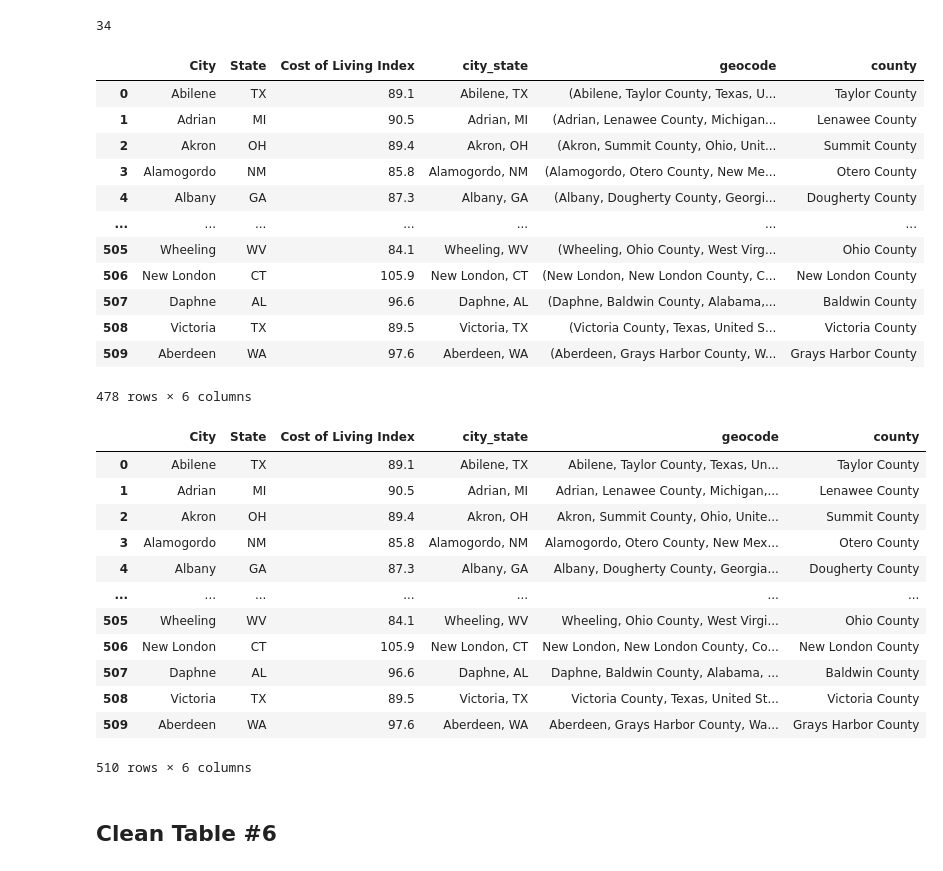
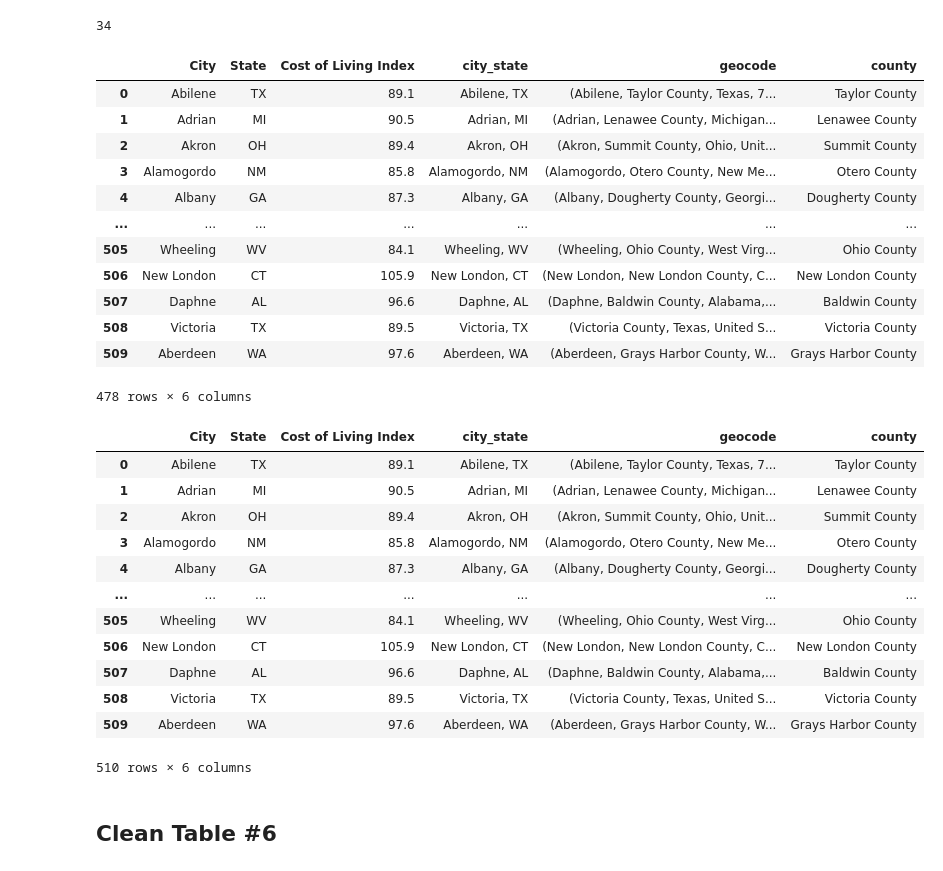
Before and after one commit to tyler-le/Natural-Disaster-Analysis, a Jupyter notebook: DataCheckpointGroup013-Wi22.ipynb, the cells around one changed output. Cells and saved outputs as stored; diff of their text form; code cells hidden in the pictures.

```diff
--- a/DataCheckpointGroup013-Wi22.ipynb
+++ b/DataCheckpointGroup013-Wi22.ipynb
@@ -341,6 +353,9 @@ geocode = RateLimiter(geolocator.geocode, min_delay_seconds=1)
 tqdm.pandas()
 
 # convert city_state column to geocode
-df['geocode'] = df['city_state'].progress_apply(geocode)
+try:
+    df['geocode'] = df['city_state'].progress_apply(geocode)
+except:
+    pass
 # %% [output]
 Traceback (most recent call last):
@@ -373,7 +388,7 @@ df.isna().sum().sum()
 df.dropna(how='any')
 # %% [output]
 |  | City | State | Cost of Living Index | city_state | geocode | county |
-| 0 | Abilene | TX | 89.1 | Abilene, TX | (Abilene, Taylor County, Texas, U... | Taylor County |
+| 0 | Abilene | TX | 89.1 | Abilene, TX | (Abilene, Taylor County, Texas, 7... | Taylor County |
 | 1 | Adrian | MI | 90.5 | Adrian, MI | (Adrian, Lenawee County, Michigan... | Lenawee County |
 | 2 | Akron | OH | 89.4 | Akron, OH | (Akron, Summit County, Ohio, Unit... | Summit County |
 | 3 | Alamogordo | NM | 85.8 | Alamogordo, NM | (Alamogordo, Otero County, New Me... | Otero County |
@@ -388,21 +403,21 @@ df.dropna(how='any')
 # %%
 # # save resulting df as csv to avoid running previous cells frequently
 # df.to_csv('datasets/col_updated.csv', index=False)
-df = pd.read_csv('datasets/col_updated.csv')
+df.to_csv('datasets/cleaned/col_updated.csv', index=False)
 df
 # %% [output]
 |  | City | State | Cost of Living Index | city_state | geocode | county |
-| 0 | Abilene | TX | 89.1 | Abilene, TX | Abilene, Taylor County, Texas, Un... | Taylor County |
-| 1 | Adrian | MI | 90.5 | Adrian, MI | Adrian, Lenawee County, Michigan,... | Lenawee County |
-| 2 | Akron | OH | 89.4 | Akron, OH | Akron, Summit County, Ohio, Unite... | Summit County |
-| 3 | Alamogordo | NM | 85.8 | Alamogordo, NM | Alamogordo, Otero County, New Mex... | Otero County |
-| 4 | Albany | GA | 87.3 | Albany, GA | Albany, Dougherty County, Georgia... | Dougherty County |
+| 0 | Abilene | TX | 89.1 | Abilene, TX | (Abilene, Taylor County, Texas, 7... | Taylor County |
+| 1 | Adrian | MI | 90.5 | Adrian, MI | (Adrian, Lenawee County, Michigan... | Lenawee County |
+| 2 | Akron | OH | 89.4 | Akron, OH | (Akron, Summit County, Ohio, Unit... | Summit County |
+| 3 | Alamogordo | NM | 85.8 | Alamogordo, NM | (Alamogordo, Otero County, New Me... | Otero County |
+| 4 | Albany | GA | 87.3 | Albany, GA | (Albany, Dougherty County, Georgi... | Dougherty County |
 | ... | ... | ... | ... | ... | ... | ... |
-| 505 | Wheeling | WV | 84.1 | Wheeling, WV | Wheeling, Ohio County, West Virgi... | Ohio County |
-| 506 | New London | CT | 105.9 | New London, CT | New London, New London County, Co... | New London County |
-| 507 | Daphne | AL | 96.6 | Daphne, AL | Daphne, Baldwin County, Alabama, ... | Baldwin County |
-| 508 | Victoria | TX | 89.5 | Victoria, TX | Victoria County, Texas, United St... | Victoria County |
-| 509 | Aberdeen | WA | 97.6 | Aberdeen, WA | Aberdeen, Grays Harbor County, Wa... | Grays Harbor County |
+| 505 | Wheeling | WV | 84.1 | Wheeling, WV | (Wheeling, Ohio County, West Virg... | Ohio County |
+| 506 | New London | CT | 105.9 | New London, CT | (New London, New London County, C... | New London County |
+| 507 | Daphne | AL | 96.6 | Daphne, AL | (Daphne, Baldwin County, Alabama,... | Baldwin County |
+| 508 | Victoria | TX | 89.5 | Victoria, TX | (Victoria County, Texas, United S... | Victoria County |
+| 509 | Aberdeen | WA | 97.6 | Aberdeen, WA | (Aberdeen, Grays Harbor County, W... | Grays Harbor County |
 510 rows × 6 columns
 # %% [markdown]
 ## Clean Table #6
```
Also changed, not shown: parts of 7 cells of this notebook, 2 other files.
